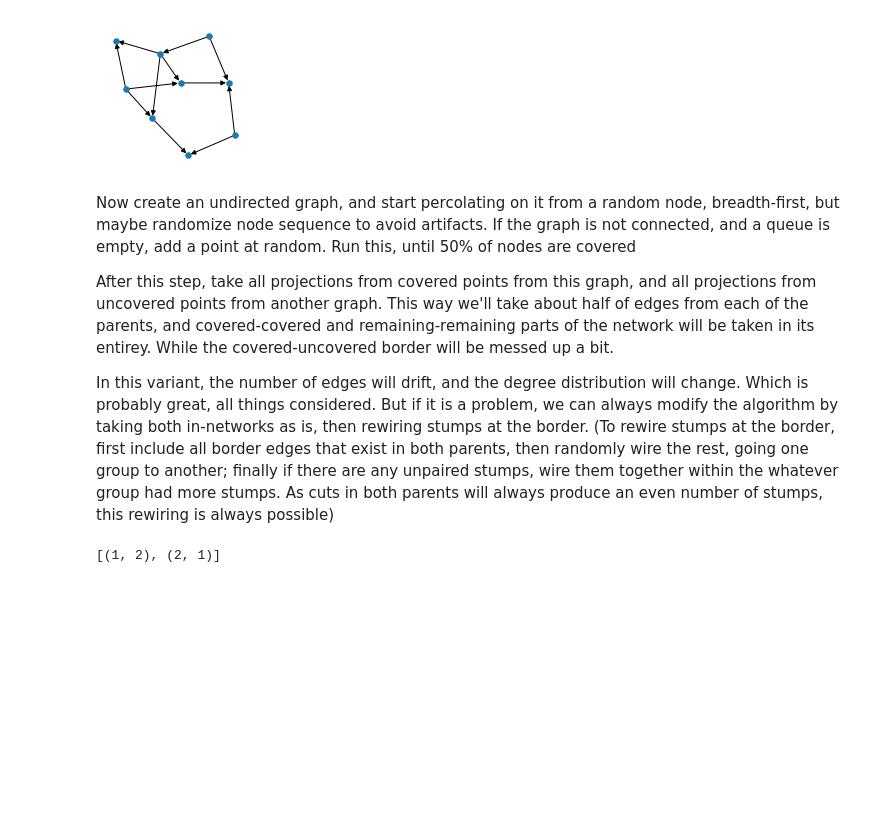
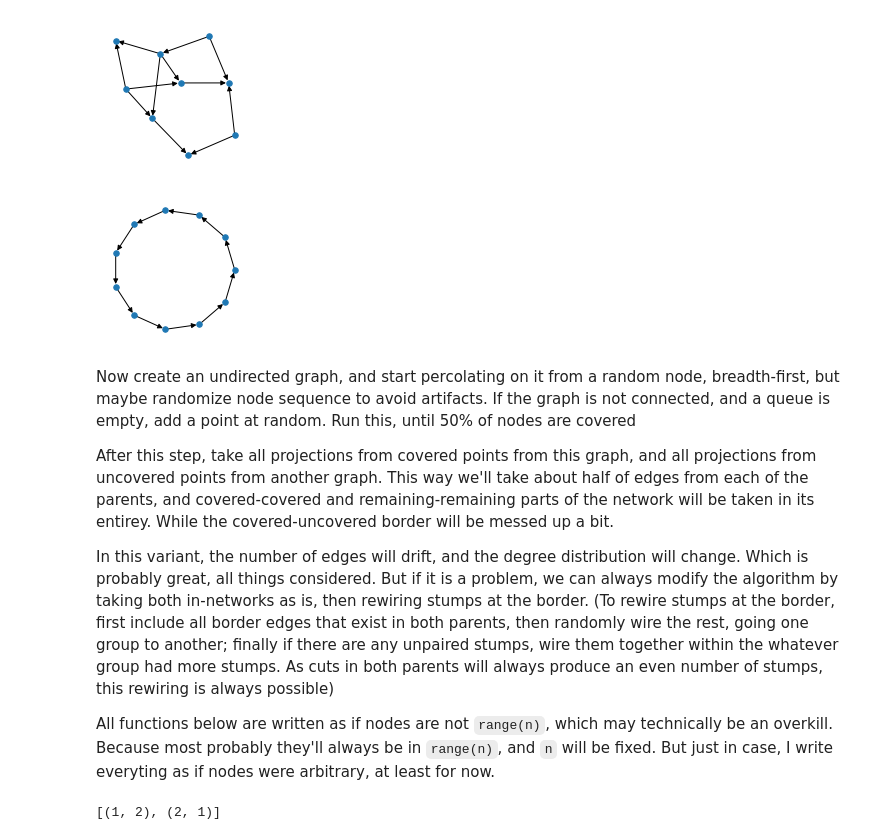
Before and after one commit to khakhalin/echo-networks, a Jupyter notebook: splice.ipynb, the cells around one changed output. Drawn from its saved outputs; the diff is of its cells as text; code cells hidden in the pictures; blank space fills up the shorter version.

```diff
--- a/splice.ipynb
+++ b/splice.ipynb
@@ -86,12 +86,23 @@ profile(g)
 # %% [output]
 (9, 12)
 [figure]
+# %%
+def make_cycle(n=4):
+    """Create one loop graph of n elements."""
+    return {i:[(i+1) % n] for i in range(n)}
+
+tinyfig()
+plot_graph(make_cycle(11))
+# %% [output]
+[figure, added]
 # %% [markdown]
 Now create an undirected graph, and start percolating on it from a random node, breadth-first, but maybe randomize node sequence to avoid artifacts. If the graph is not connected, and a queue is empty, add a point at random. Run this, until 50% of nodes are covered
 
 After this step, take all projections from covered points from this graph, and all projections from uncovered points from another graph. This way we'll take about half of edges from each of the parents, and covered-covered and remaining-remaining parts of the network will be taken in its entirey. While the covered-uncovered border will be messed up a bit.
 
 In this variant, the number of edges will drift, and the degree distribution will change. Which is probably great, all things considered. But if it is a problem,  we can always modify the algorithm by taking both in-networks as is, then rewiring stumps at the border. (To rewire stumps at the border, first include all border edges that exist in both parents, then randomly wire the rest, going one group to another; finally if there are any unpaired stumps, wire them together within the whatever group had more stumps. As cuts in both parents will always produce an even number of stumps, this rewiring is always possible)
+
+All functions below are written as if nodes are not `range(n)`, which may technically be an overkill. Because most probably they'll always be in `range(n)`, and `n` will be fixed. But just in case, I write everyting as if nodes were arbitrary, at least for now.
 # %%
 [(a,b) for a,b in ((1,2),(2,1))]
 # %% [output]
```
Also changed, not shown: parts of 11 cells of this notebook.
